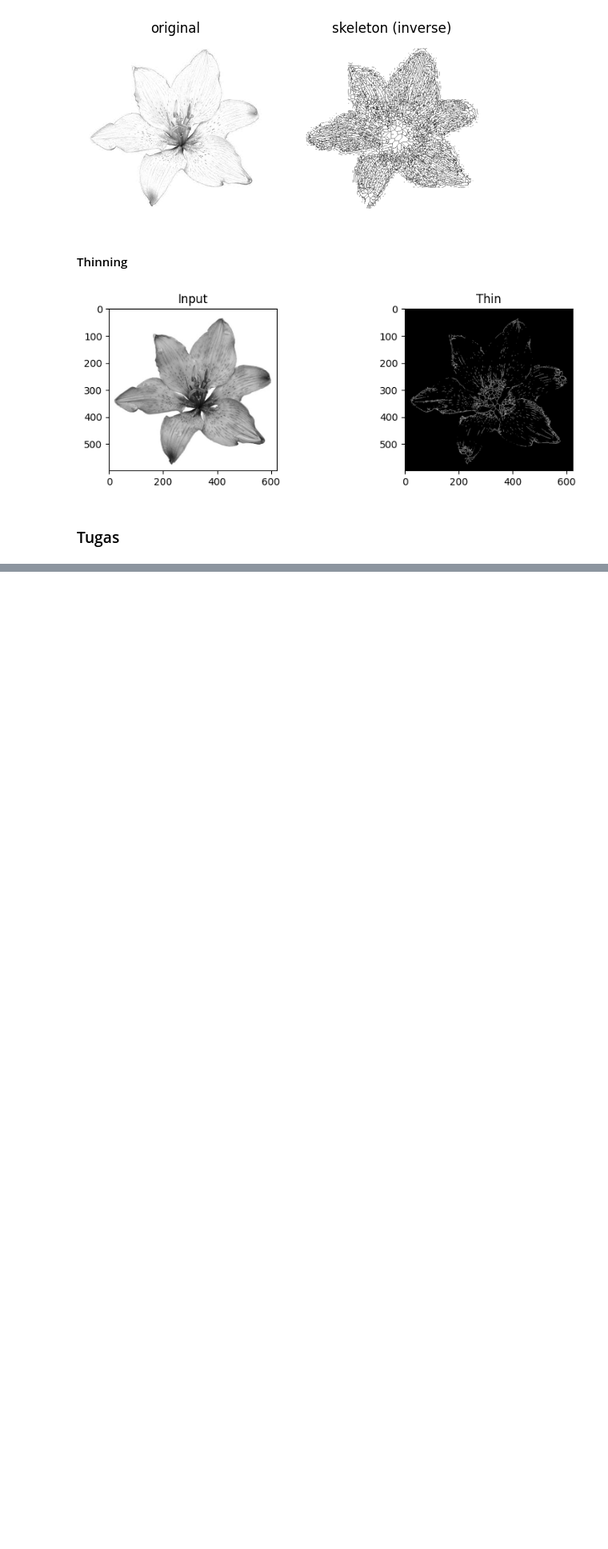
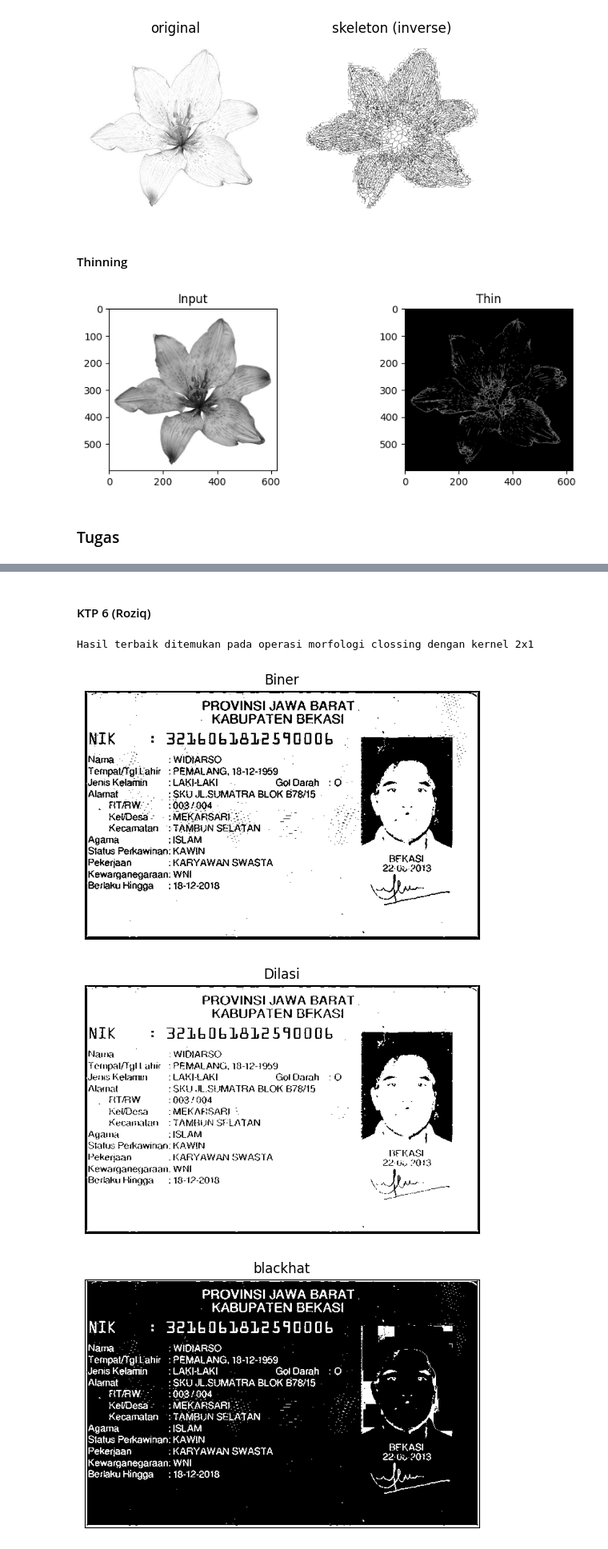
Before and after one commit to rzqmhb/PCVK_Ganjil_2023, a Jupyter notebook: week08.ipynb, the cells around one changed output, grey strips where cells are left out. Shown at 80% size. Cells and saved outputs as stored; diff of their text form; code cells hidden in the pictures; blank space fills up the shorter version.

```diff
--- a/week08.ipynb
+++ b/week08.ipynb
@@ -574,0 +629,59 @@ plt.show()
+# %% [markdown]
+#### KTP 6 (Roziq)
+# %%
+import cv2
+import numpy as np
+
+img = cv2.imread('/content/drive/MyDrive/Kuliah_SMT_5/PCVK/ktp/ktp6.png')
+gray = cv2.cvtColor(img, cv2.COLOR_BGR2GRAY)
+
+kernel = np.ones((1,1),np.uint8)
+close = cv2.morphologyEx(binary,cv2.MORPH_CLOSE, kernel)
+kernel = np.ones((2,1),np.uint8)
+dilasi = cv2.dilate(binary,kernel,iterations = 1)
+Kernel = cv2.getStructuringElement(cv2.MORPH_RECT, (20, 17))
+blackhat = cv2.morphologyEx(binary, cv2.MORPH_BLACKHAT, Kernel)
+kernel = np.ones((1,1),np.uint8)
+open = cv2.morphologyEx(binary,cv2.MORPH_OPEN, kernel)
+
+print("Hasil terbaik ditemukan pada operasi morfologi clossing dengan kernel 1x1")
+
+plt.figure(figsize=(14,6))
+plt.subplot(121)
+plt.imshow(binary, cmap='gray')
+plt.title('Biner')
+plt.xticks([]), plt.yticks([])
+plt.show()
+
+plt.figure(figsize=(14,6))
+plt.subplot(122)
+plt.imshow(dilasi,cmap = 'gray')
+plt.title('Dilasi')
+plt.xticks([]), plt.yticks([])
+plt.show()
+
+plt.figure(figsize=(14,6))
+plt.subplot(121)
+plt.imshow(blackhat,cmap = 'gray')
+plt.title('blackhat')
+plt.xticks([]), plt.yticks([])
+plt.show()
+
+plt.figure(figsize=(14,6))
+plt.subplot(122)
+plt.imshow(open,cmap = 'gray')
+plt.title('openning')
+plt.xticks([]), plt.yticks([])
+plt.show()
+
+plt.figure(figsize=(14,6))
+plt.subplot(121)
+plt.imshow(close,cmap = 'gray')
+plt.title('clossing')
+plt.xticks([]), plt.yticks([])
+plt.show()
+# %% [output]
+Hasil terbaik ditemukan pada operasi morfologi clossing dengan kernel 2x1
+[figure, added]
+[figure, added]
+[figure, added]
```
Also changed, not shown: parts of 7 cells of this notebook.
